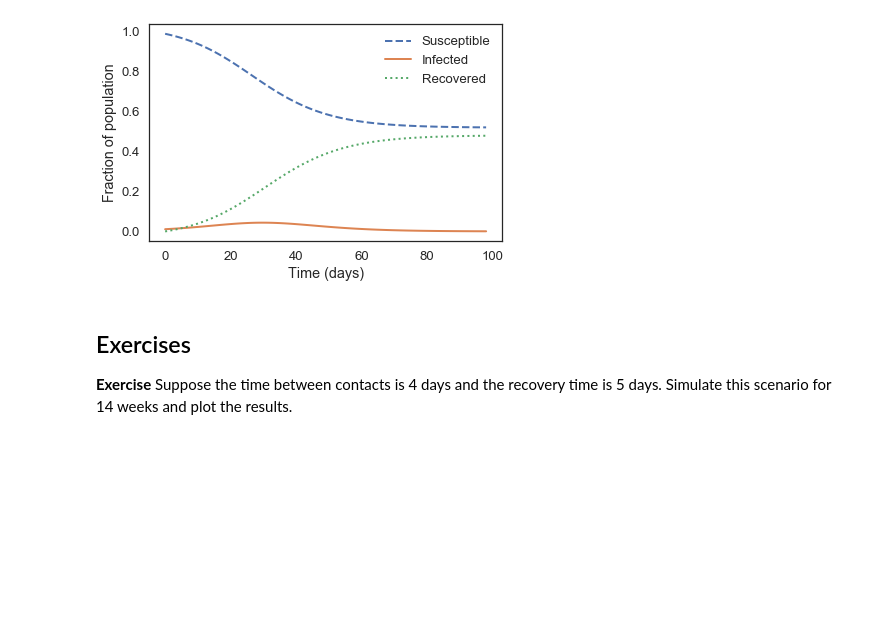
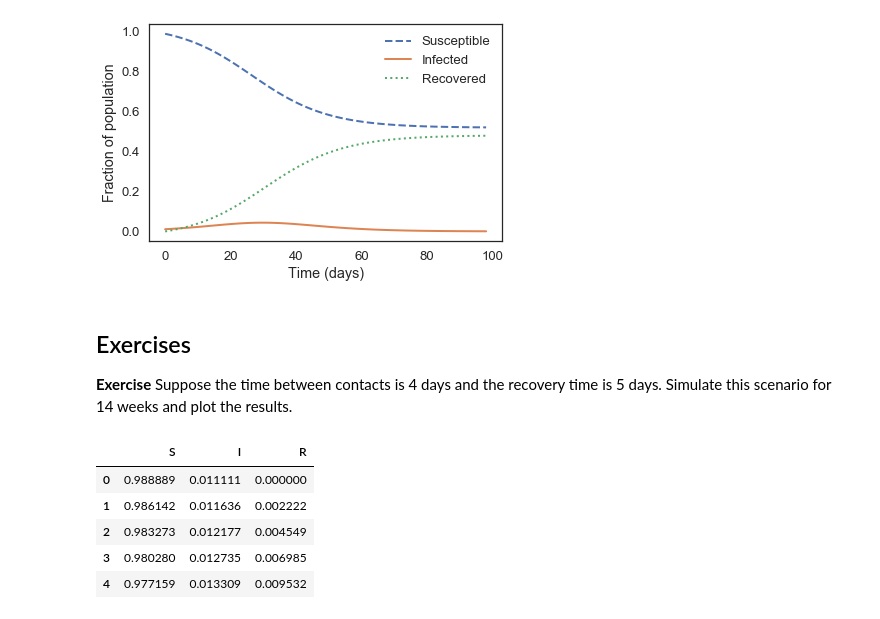
Before and after one commit to ptanofsky/ModSimPy, a Jupyter notebook: notebooks/chap11.ipynb, the cells around one changed output. Saved outputs shown, nothing was run; the diff lists cells and outputs as text; code cells hidden in the pictures; blank space fills up the shorter version.

```diff
--- a/notebooks/chap11.ipynb
+++ b/notebooks/chap11.ipynb
@@ -252,0 +293,18 @@ plot_results(results.S, results.I, results.R)
+# %%
+# Solution goes here
+tc = 4    # time between contacts in days
+tr = 5    # recovery time in days
+
+beta = 1 / tc    # contact rate in per day
+gamma = 1 / tr   # recovery rate in per day
+
+system = make_system(beta, gamma)
+results_ex = run_simulation(system, update_func)
+results_ex.head()
+# %% [output]
+|  | S | I | R |
+| 0 | 0.988889 | 0.011111 | 0.000000 |
+| 1 | 0.986142 | 0.011636 | 0.002222 |
+| 2 | 0.983273 | 0.012177 | 0.004549 |
+| 3 | 0.980280 | 0.012735 | 0.006985 |
+| 4 | 0.977159 | 0.013309 | 0.009532 |
```
Also changed, not shown: parts of 12 cells of this notebook, 3 other files.
